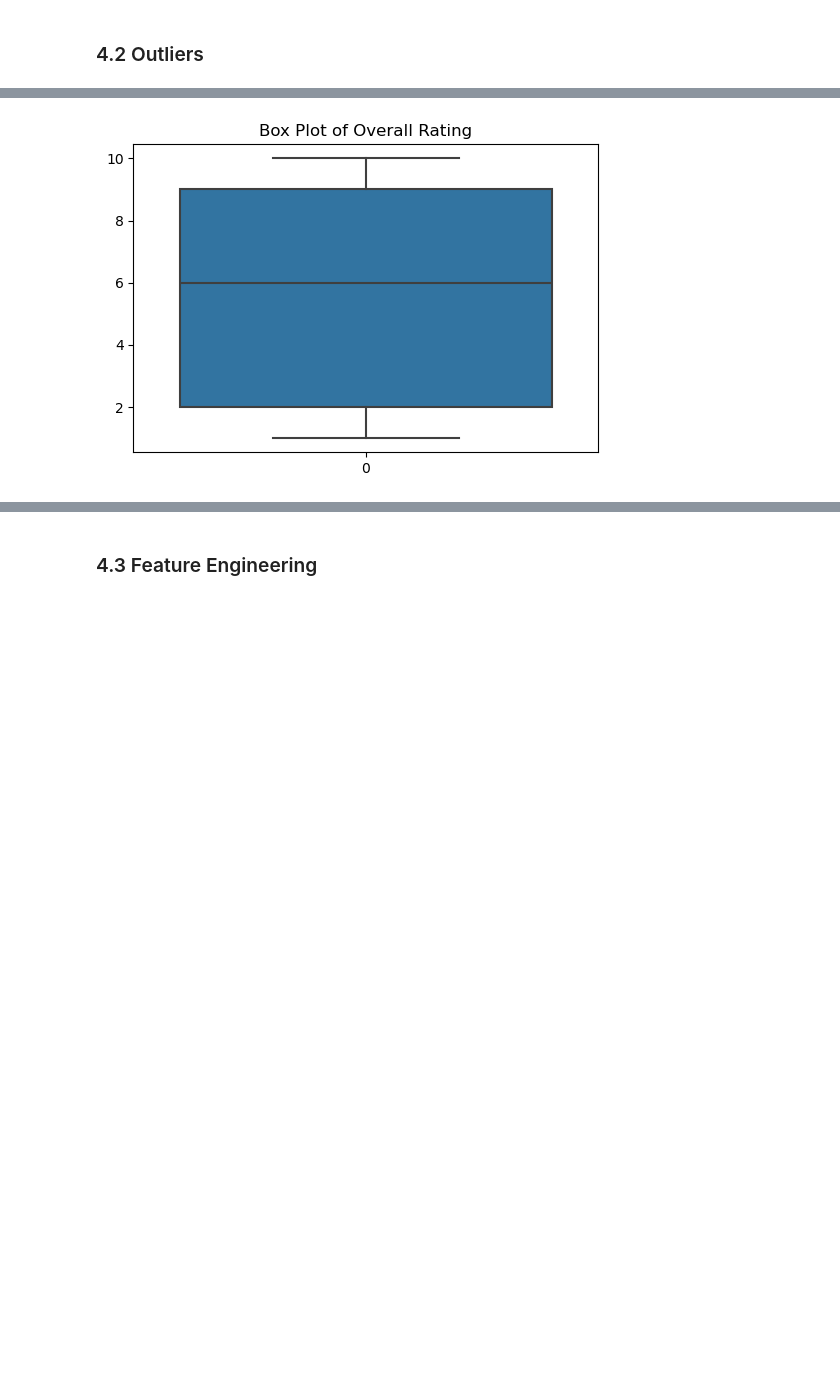
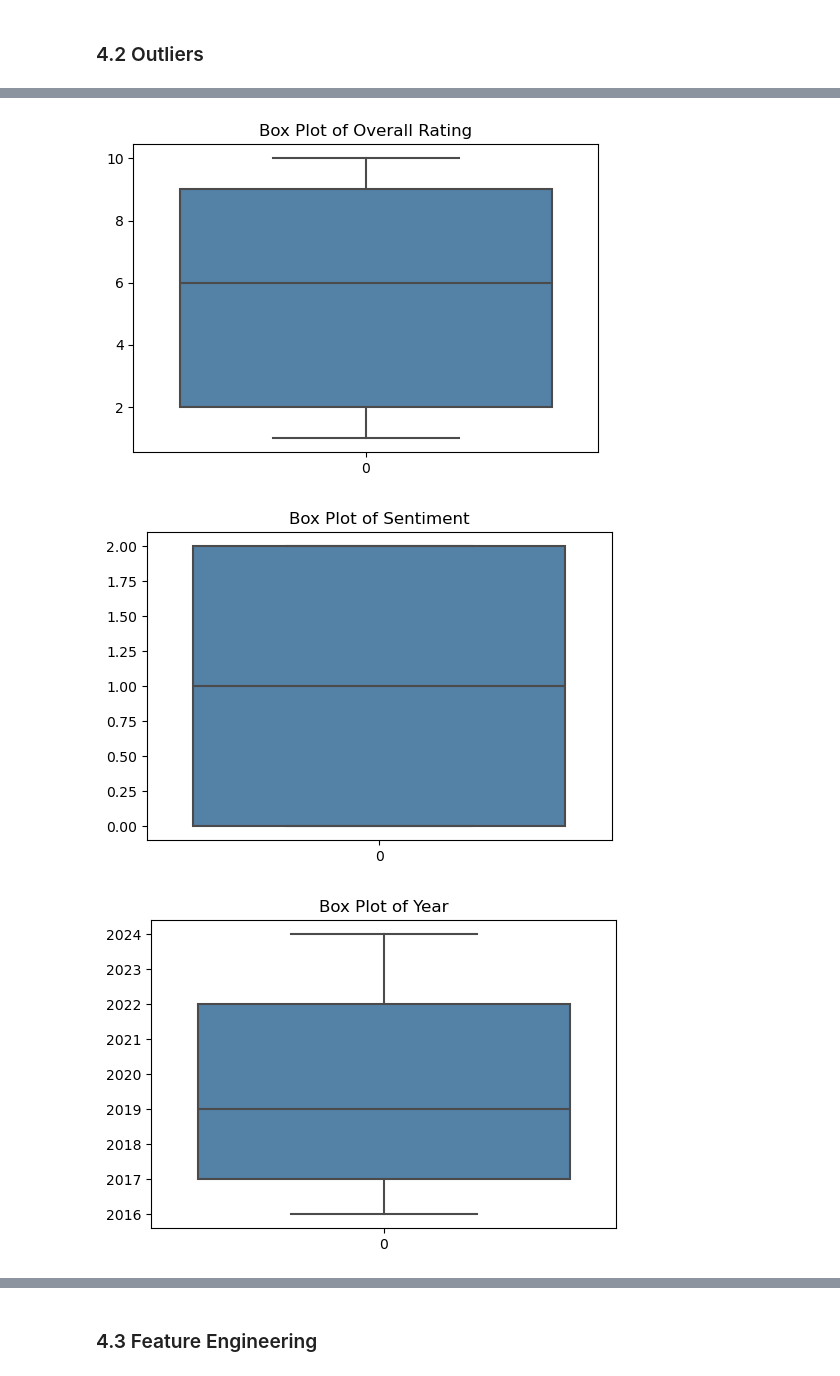
Before and after one commit to yeozs/MannheimDMProject, a Jupyter notebook: 1_EDA.ipynb, the cells around one changed output, grey strips where cells are left out. Cells and saved outputs as stored; diff of their text form; code cells hidden in the pictures; blank space fills up the shorter version.

```diff
--- a/1_EDA.ipynb
+++ b/1_EDA.ipynb
@@ -175,18 +175,20 @@ dtype: int64
 # %%
 import seaborn as sns
 # Get a list of all numeric column names
 columns_to_check = dataset.select_dtypes(include=['int', 'float']).columns.to_list()
 
 for column in columns_to_check:
     plt.figure(figsize=(6, 4))
-    sns.boxplot(data=dataset[column])
+    sns.boxplot(data=dataset[column], color = 'steelblue')
     plt.title(f'Box Plot of {column}')
     plt.xticks()
     plt.show()
 # %% [output]
 [figure]
 [figure]
 [figure]
 [figure]
 [figure]
 [figure]
+[figure, added]
+[figure, added]
```
Also changed, not shown: parts of 7 cells of this notebook, 2 other files.
